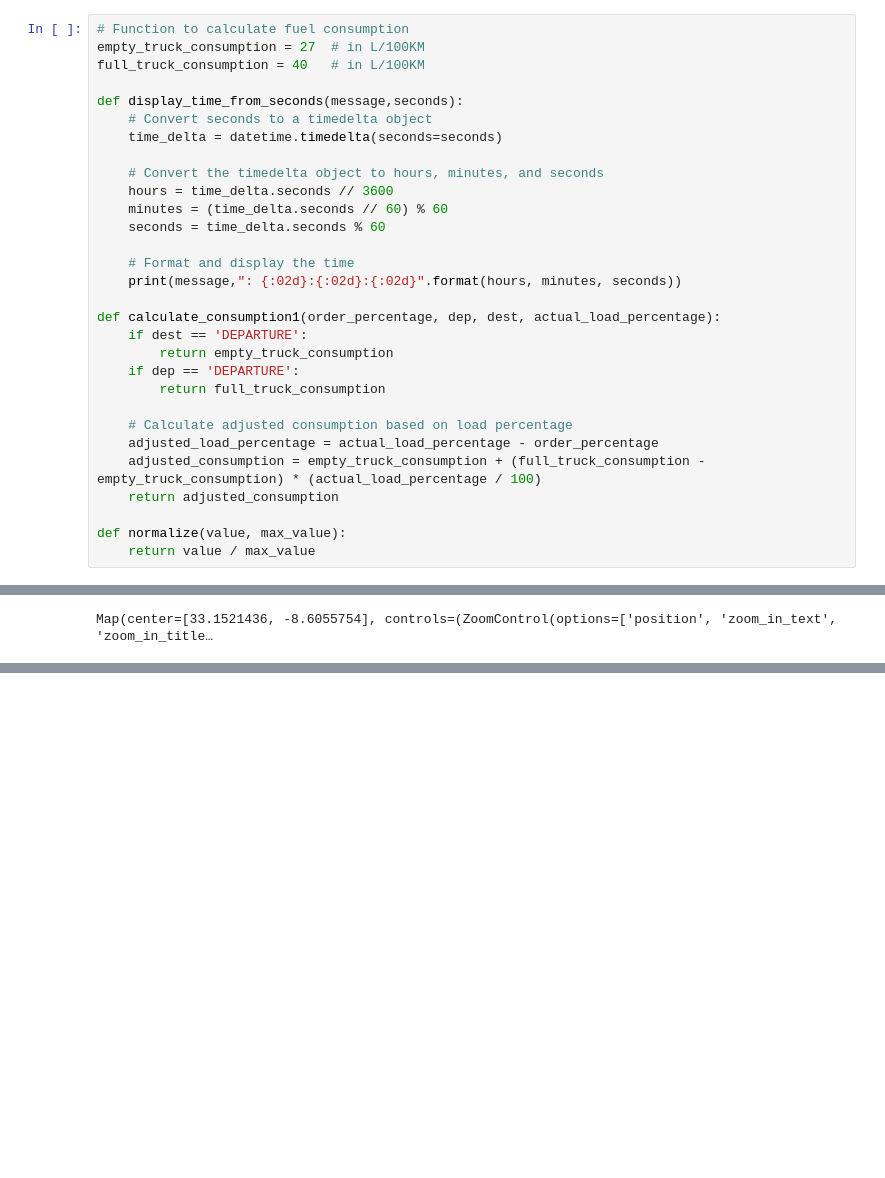
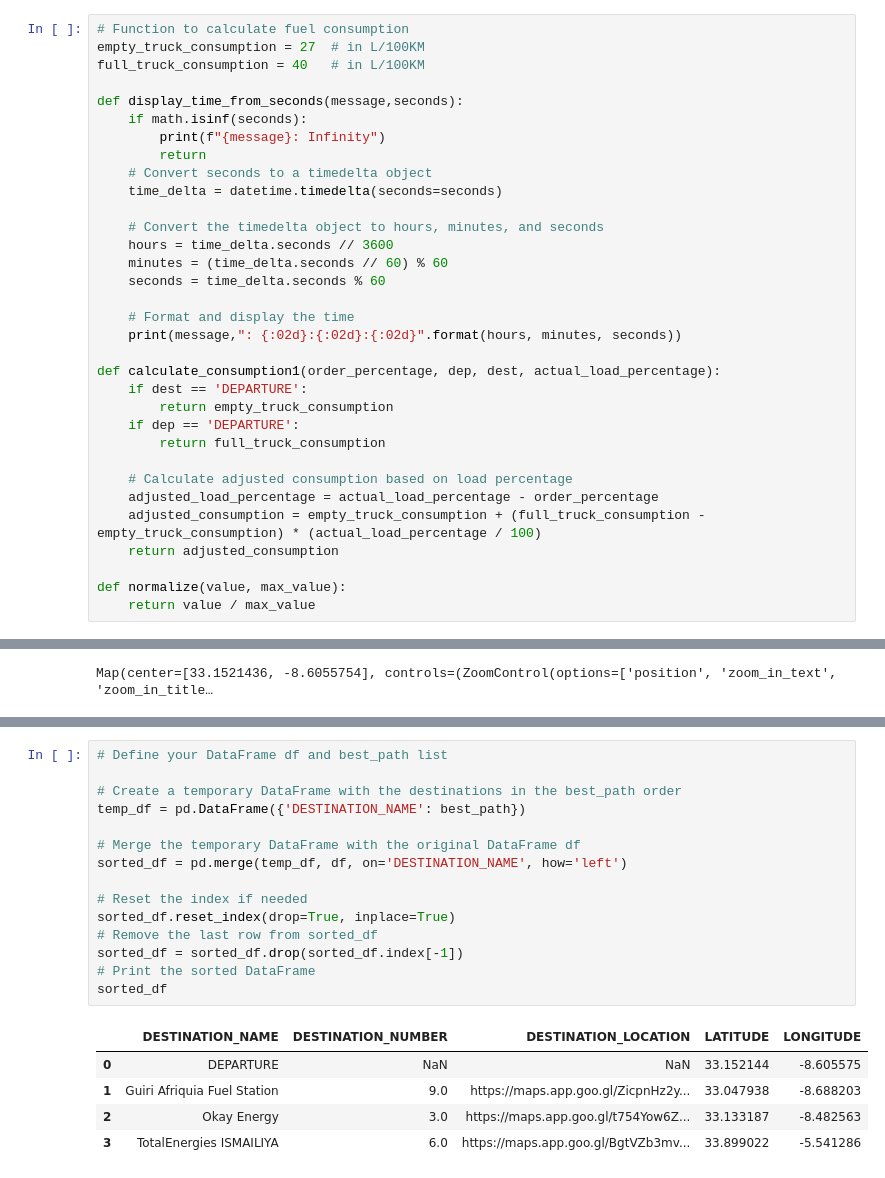
Before and after one commit to MF-BA/PGS_4DS1_Project, a Jupyter notebook: Big Data/0Python Route Optimization for Delivery management(TSP).ipynb, the cells around one changed output, grey strips where cells are left out. Cells and saved outputs as stored; diff of their text form; blank space fills up the shorter version.

```diff
--- a/Big Data/0Python Route Optimization for Delivery management(TSP).ipynb
+++ b/Big Data/0Python Route Optimization for Delivery management(TSP).ipynb
@@ -174,6 +175,9 @@ empty_truck_consumption = 27  # in L/100KM
 full_truck_consumption = 40   # in L/100KM
 
 def display_time_from_seconds(message,seconds):
+    if math.isinf(seconds):
+        print(f"{message}: Infinity")
+        return
     # Convert seconds to a timedelta object
     time_delta = datetime.timedelta(seconds=seconds)
 
@@ -361,0 +382,21 @@ Map(center=[33.1521436, -8.6055754], controls=(ZoomControl(options=['position',
+# %%
+# Define your DataFrame df and best_path list
+
+# Create a temporary DataFrame with the destinations in the best_path order
+temp_df = pd.DataFrame({'DESTINATION_NAME': best_path})
+
+# Merge the temporary DataFrame with the original DataFrame df
+sorted_df = pd.merge(temp_df, df, on='DESTINATION_NAME', how='left')
+
+# Reset the index if needed
+sorted_df.reset_index(drop=True, inplace=True)
+# Remove the last row from sorted_df
+sorted_df = sorted_df.drop(sorted_df.index[-1])
+# Print the sorted DataFrame
+sorted_df
+# %% [output]
+|  | DESTINATION_NAME | DESTINATION_NUMBER | DESTINATION_LOCATION | LATITUDE | LONGITUDE |
+| 0 | DEPARTURE | NaN | NaN | 33.152144 | -8.605575 |
+| 1 | Guiri Afriquia Fuel Station | 9.0 | https://maps.app.goo.gl/ZicpnHz2y... | 33.047938 | -8.688203 |
+| 2 | Okay Energy | 3.0 | https://maps.app.goo.gl/t754Yow6Z... | 33.133187 | -8.482563 |
+| 3 | TotalEnergies ISMAILIYA | 6.0 | https://maps.app.goo.gl/BgtVZb3mv... | 33.899022 | -5.541286 |
```
Also changed, not shown: parts of 9 cells of this notebook, 7 other files.
